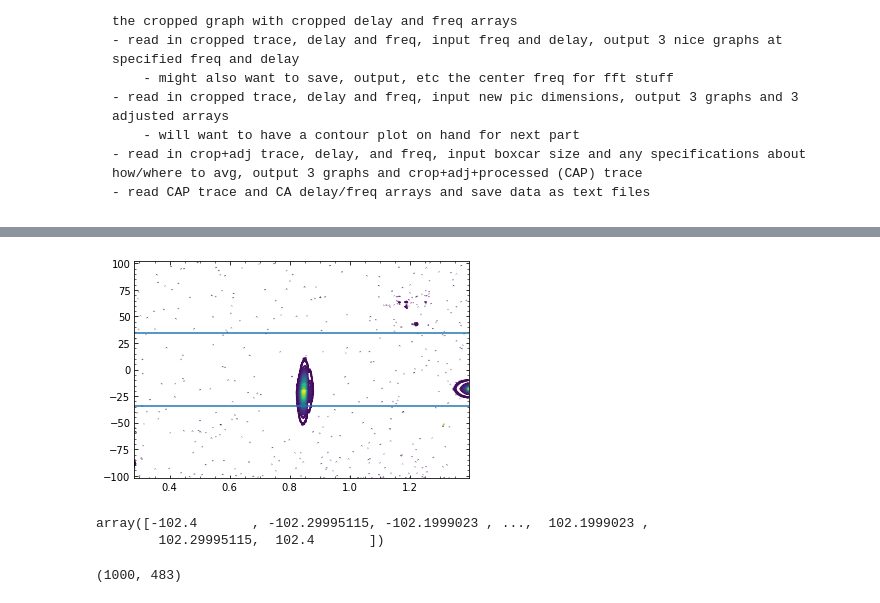
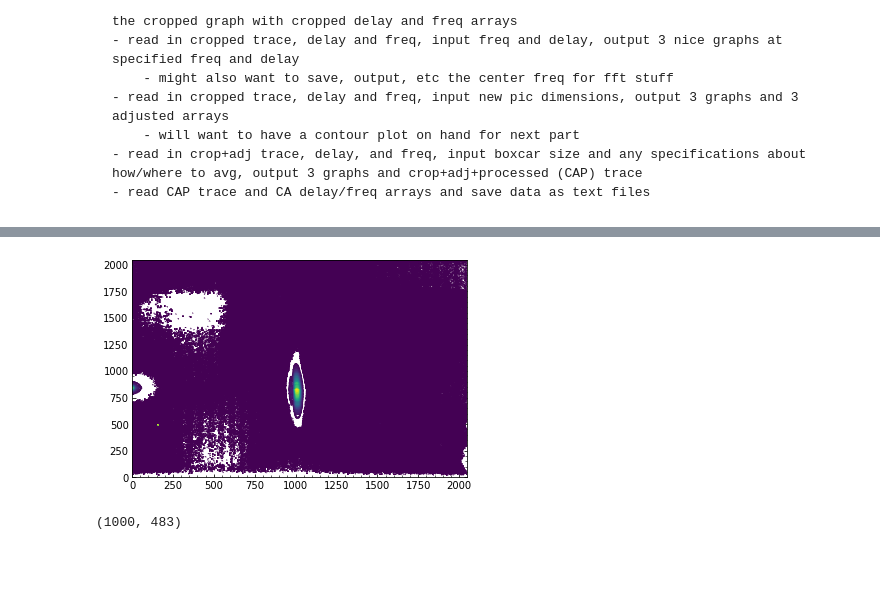
Before and after one commit to ChowdhuryGroup/FROG, a Jupyter notebook: frog_test.ipynb, the cells around one changed output, grey strips where cells are left out. Saved outputs shown, nothing was run; the diff lists cells and outputs as text; code cells hidden in the pictures; blank space fills up the shorter version.

Commit message:
tested median filtering function in notebook and created finished functions in the script, also added a find index function to the script

```diff
--- a/frog_test.ipynb
+++ b/frog_test.ipynb
@@ -148,0 +163,21 @@ num_box = 3
+# %%
+def get_med(trace,d_arr,f_arr,bnd_val):
+    'median filter that takes in the stuff above and returns the median, using within a function for mem allocation purposes'
+    # do index array for each guy
+    bnd_ind_d = np.array([find_int(trc_d,bnd_val[0]),find_int(trc_d,bnd_val[1])])
+    bnd_ind_f = np.array([find_int(trc_f,bnd_val[2]),find_int(trc_f,bnd_val[3])]) # indices of interest
+    # do an if to ensre that both guys are in order
+    if (bnd_ind_d[0]>bnd_ind_d[1]):
+        bnd_ind_d = bnd_ind_d[::-1]
+    if (bnd_ind_f[0]>bnd_ind_f[1]):
+        bnd_ind_f = bnd_ind_f[::-1]
+    # fun fact, python passes objects into the functions so if you pass in a mutable object defined globally into the function and modify it, (as long as its not a redefinition)
+    # it will be keep that change, however this only works for mutable objects :(
+    # this means imma have to figure out some other way to do this silly thing
+    zone_med = np.zeros(4,dtype=int)
+    zone_med[:2] = np.array([np.median(np.hsplit(raw_pic,bnd_ind_f)[::2][i]) for i in range(2)],dtype=int)
+    zone_med[2:] = np.array([np.median(np.vsplit(raw_pic,bnd_ind_d)[::2][i]) for i in range(2)],dtype=int)
+    # np.splits returns a view of a list of arrays so thats why the wacky indexing and list comprehension are required
+    # also this only works for removing a block but np.split will be useful for the boxcar avg
+    med = int(np.median(zone_med))
+    return med
@@ -148,0 +193,13 @@ num_box = 3
+# %%
+bnd_val = (-60./s2fs,20./s2fs,.8/h2th,.9/h2th) # the 4 values that block off the signal in the frog trace, ([s],[s],[Hz],[Hz]), low then high
+med = get_med(raw_pic,trc_d,trc_f,bnd_val)
+print(med)
+# testing that not creating a copy will work, will want to restart kernal after this to have a fresh raw_pic
+raw_pic = raw_pic.astype(float,copy=False)
+print(raw_pic)
+raw_pic -= med
+# put all elements < 0 -> = 0
+raw_pic[raw_pic<0] = 0.
+assert(np.all(raw_pic>=0))
+raw_pic = raw_pic.astype('H',copy=False) # 'H' = uint16, which is og dtype
+print(raw_pic)
@@ -149,16 +247,11 @@ num_box = 3
 # %%
-plt.contour(trc_f*1.e-15,trc_d*1.e15,raw_pic,levels=40);
-plt.axhline(s2fs*trc_d[len(trc_d)//num_box]);
-plt.axhline(s2fs*trc_d[2*len(trc_d)//num_box]);
+plt.contour(raw_pic,levels=40);
+# plt.axhline(s2fs*trc_d[len(trc_d)//num_box]);
+# plt.axhline(s2fs*trc_d[2*len(trc_d)//num_box]);
 # %% [output]
-[figure, old version]
+[figure, new version]
 # %%
 # finally would be to save the plots and data
-# %%
-trc_d*1.e15
-# %% [output]
-array([-102.4       , -102.29995115, -102.1999023 , ...,  102.1999023 ,
-        102.29995115,  102.4       ])
 # %%
 c_pic.shape
 # %% [output]
```
Also changed, not shown: parts of 8 cells of this notebook, 1 other file.
